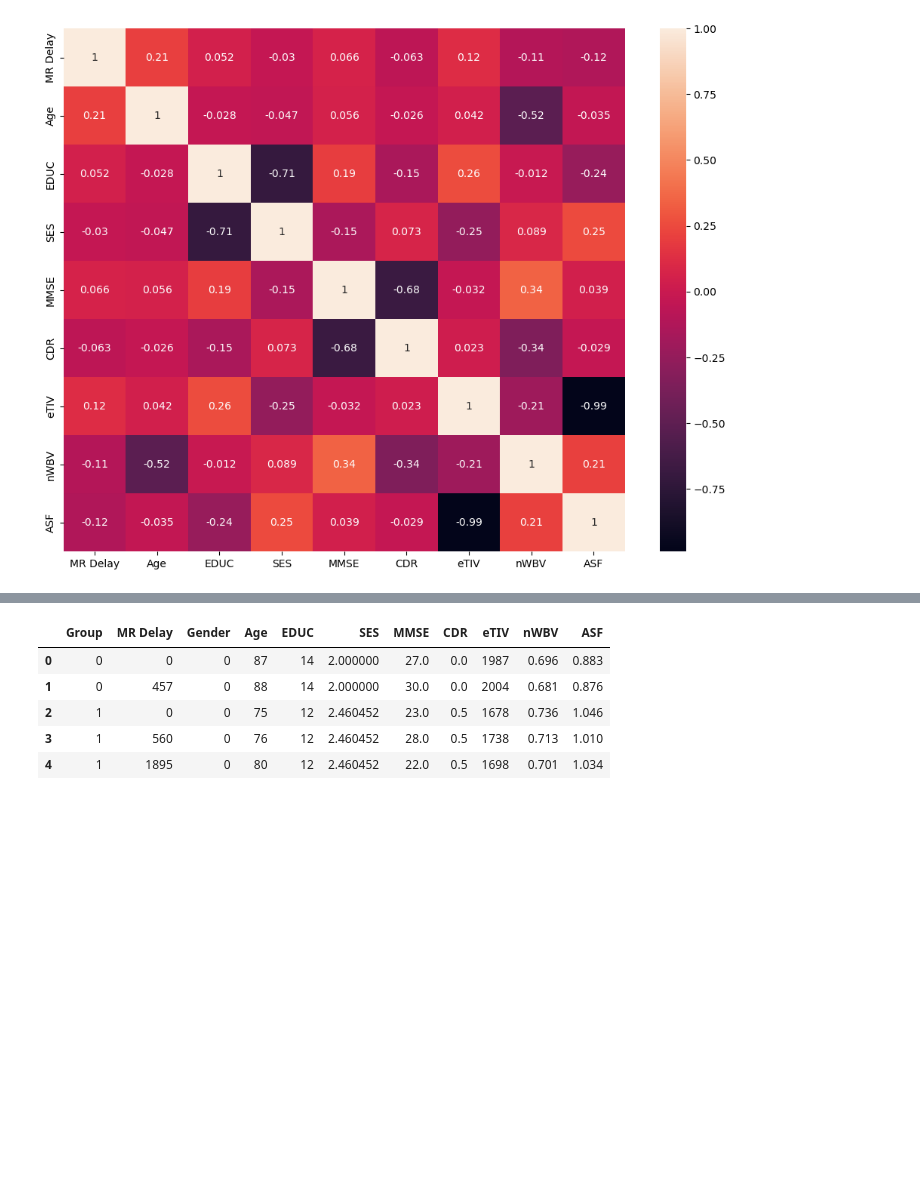
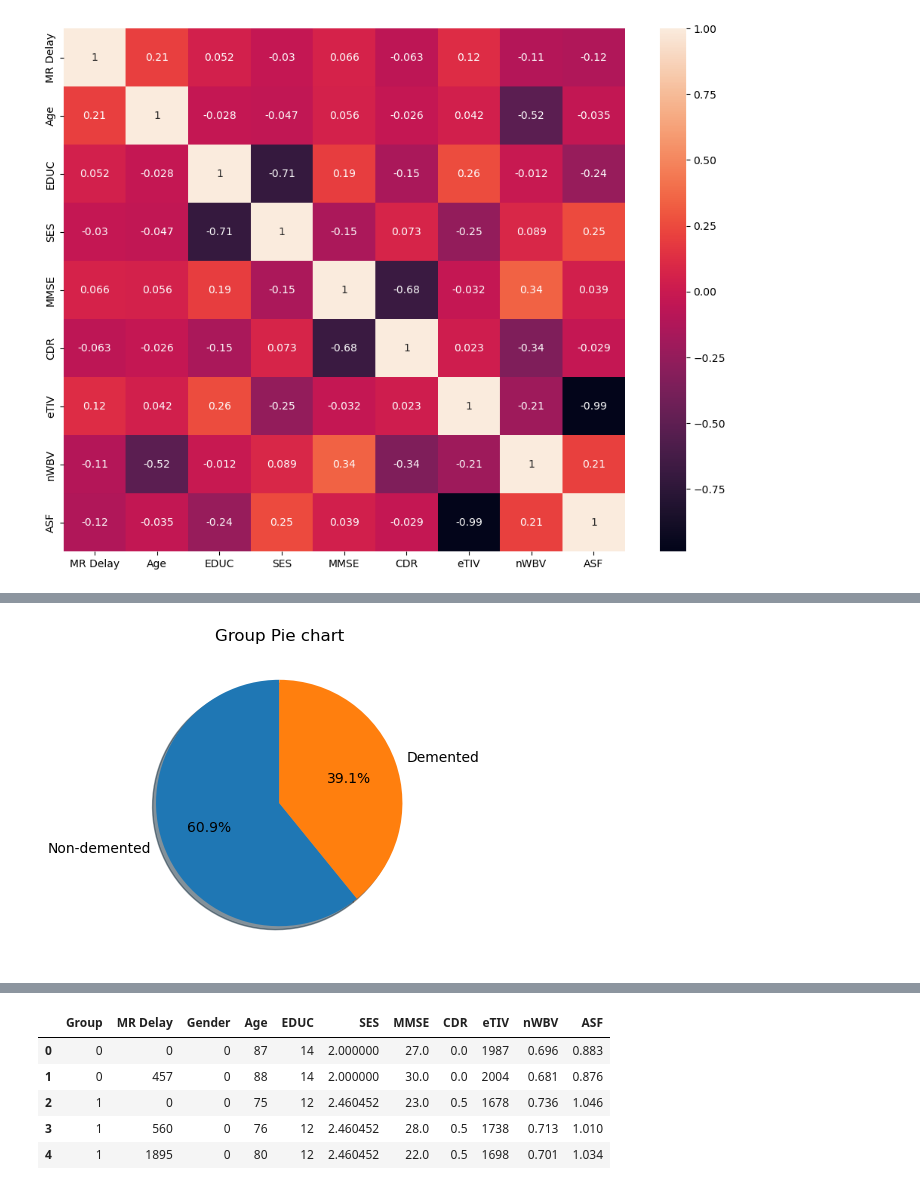
Before and after one commit to MPragya-20/Alzheimer_classification, a Jupyter notebook: alzheimer-s-disease-classification.ipynb, the cells around one changed output, grey strips where cells are left out. Saved outputs shown, nothing was run; the diff lists cells and outputs as text; code cells hidden in the pictures; blank space fills up the shorter version.

```diff
--- a/alzheimer-s-disease-classification.ipynb
+++ b/alzheimer-s-disease-classification.ipynb
@@ -180,0 +189,7 @@ long_data["Group"] = np.where(long_data["Group"] == 'Demented', 1, 0)
+# %%
+plt.figure(figsize=(4,4))
+plt.pie(long_data['Group'].value_counts(),labels=['Non-demented','Demented'],autopct='%1.1f%%',shadow=True, startangle=90)
+plt.title('Group Pie chart')
+plt.show()
+# %% [output]
+[figure, added]
```
Also changed, not shown: parts of 11 cells of this notebook.
